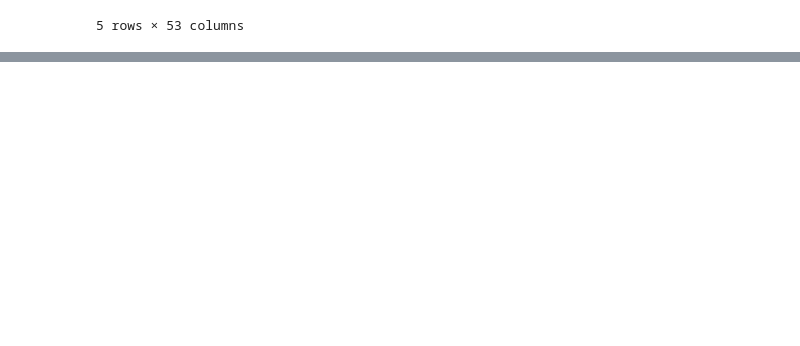
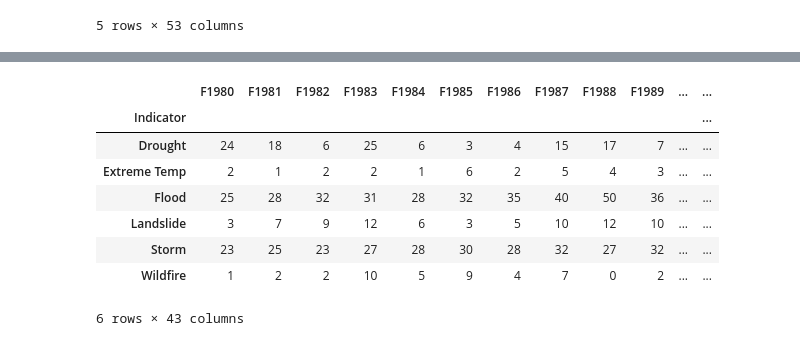
Before and after one commit to Kevin-McConchie/IMF-Weather-Data, a Jupyter notebook: disasters.ipynb, the cells around one changed output, grey strips where cells are left out. Saved outputs shown, nothing was run; the diff lists cells and outputs as text; code cells hidden in the pictures; blank space fills up the shorter version.

```diff
--- a/disasters.ipynb
+++ b/disasters.ipynb
@@ -55,0 +33,17 @@ disaster_df
+# %%
+# creaet summary table of counts for indicators
+indicator_df = disaster_df.groupby('Indicator').count().drop(columns=['Country']
+                        ).drop(' TOTAL').rename(index={' Extreme temperature': 'Extreme Temp'})
+# remove country column
+indicator_df
+# indicator_df.to_excel('indicator.xlsx')
+# %% [output]
+|  | F1980 | F1981 | F1982 | F1983 | F1984 | F1985 | F1986 | F1987 | F1988 | F1989 | ... | ... |
+| Indicator |  |  |  |  |  |  |  |  |  |  |  | ... |
+| Drought | 24 | 18 | 6 | 25 | 6 | 3 | 4 | 15 | 17 | 7 | ... | ... |
+| Extreme Temp | 2 | 1 | 2 | 2 | 1 | 6 | 2 | 5 | 4 | 3 | ... | ... |
+| Flood | 25 | 28 | 32 | 31 | 28 | 32 | 35 | 40 | 50 | 36 | ... | ... |
+| Landslide | 3 | 7 | 9 | 12 | 6 | 3 | 5 | 10 | 12 | 10 | ... | ... |
+| Storm | 23 | 25 | 23 | 27 | 28 | 30 | 28 | 32 | 27 | 32 | ... | ... |
+| Wildfire | 1 | 2 | 2 | 10 | 5 | 9 | 4 | 7 | 0 | 2 | ... | ... |
+6 rows × 43 columns
```
Also changed, not shown: parts of 5 cells of this notebook, 1 other file.
